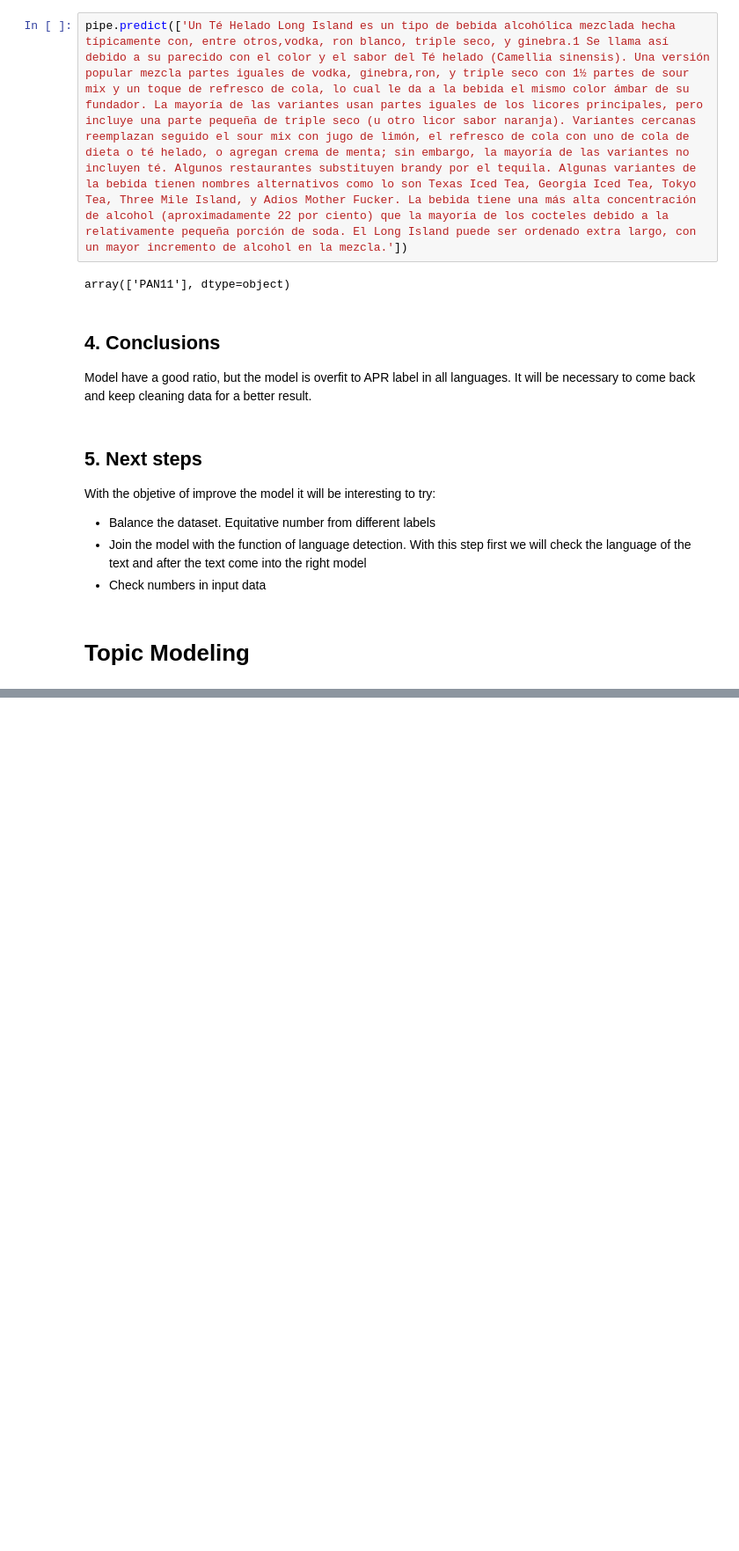
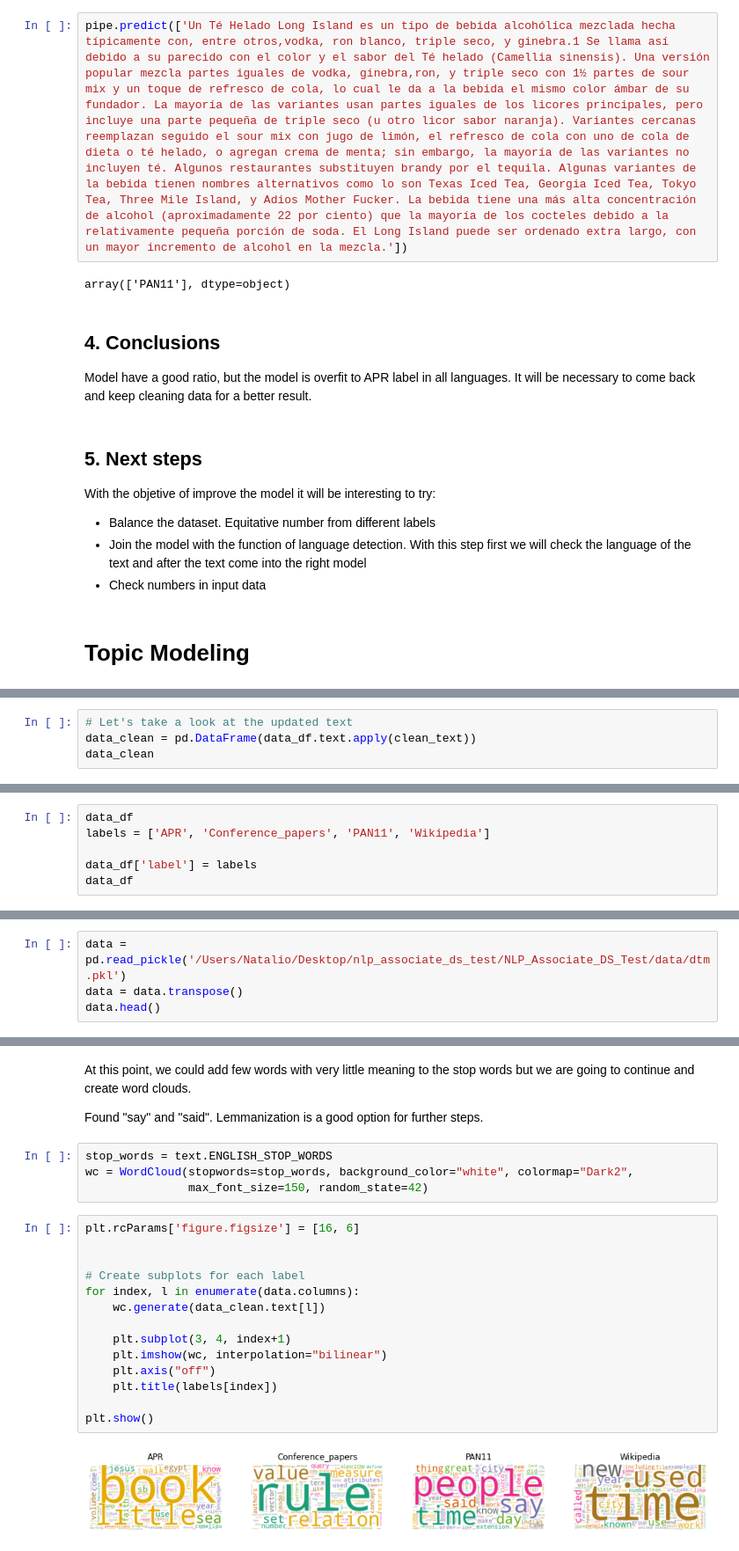
Before and after one commit to CibelesR/NLP_Associate_DS_Test, a Jupyter notebook: Notebooks/03_input_data_and_classification_model.ipynb, the cells around one changed output, grey strips where cells are left out. Shown at 88% size. Drawn from its saved outputs; the diff is of its cells as text; blank space fills up the shorter version.

```diff
--- a/Notebooks/03_input_data_and_classification_model.ipynb
+++ b/Notebooks/03_input_data_and_classification_model.ipynb
@@ -530,0 +525,4 @@ cv = CountVectorizer(stop_words='english')
+# %%
+# Let's take a look at the updated text
+data_clean = pd.DataFrame(data_df.text.apply(clean_text))
+data_clean
@@ -530,0 +543,6 @@ cv = CountVectorizer(stop_words='english')
+# %%
+data_df
+labels = ['APR', 'Conference_papers', 'PAN11', 'Wikipedia']
+
+data_df['label'] = labels
+data_df
@@ -530,0 +595,4 @@ cv = CountVectorizer(stop_words='english')
+# %%
+data = pd.read_pickle('/Users/Natalio/Desktop/nlp_associate_ds_test/NLP_Associate_DS_Test/data/dtm.pkl')
+data = data.transpose()
+data.head()
@@ -530,0 +651,24 @@ cv = CountVectorizer(stop_words='english')
+# %% [markdown]
+At this point, we could add few words with very little meaning to the stop words but we are going to continue and create word clouds.
+
+Found "say" and "said". Lemmanization is a good option for further steps.
+# %%
+stop_words = text.ENGLISH_STOP_WORDS
+wc = WordCloud(stopwords=stop_words, background_color="white", colormap="Dark2",
+               max_font_size=150, random_state=42)
+# %%
+plt.rcParams['figure.figsize'] = [16, 6]
+
+
+# Create subplots for each label
+for index, l in enumerate(data.columns):
+    wc.generate(data_clean.text[l])
+
+    plt.subplot(3, 4, index+1)
+    plt.imshow(wc, interpolation="bilinear")
+    plt.axis("off")
+    plt.title(labels[index])
+
+plt.show()
+# %% [output]
+[figure, added]
```
Also changed, not shown: parts of 80 cells of this notebook, 3 other files.
